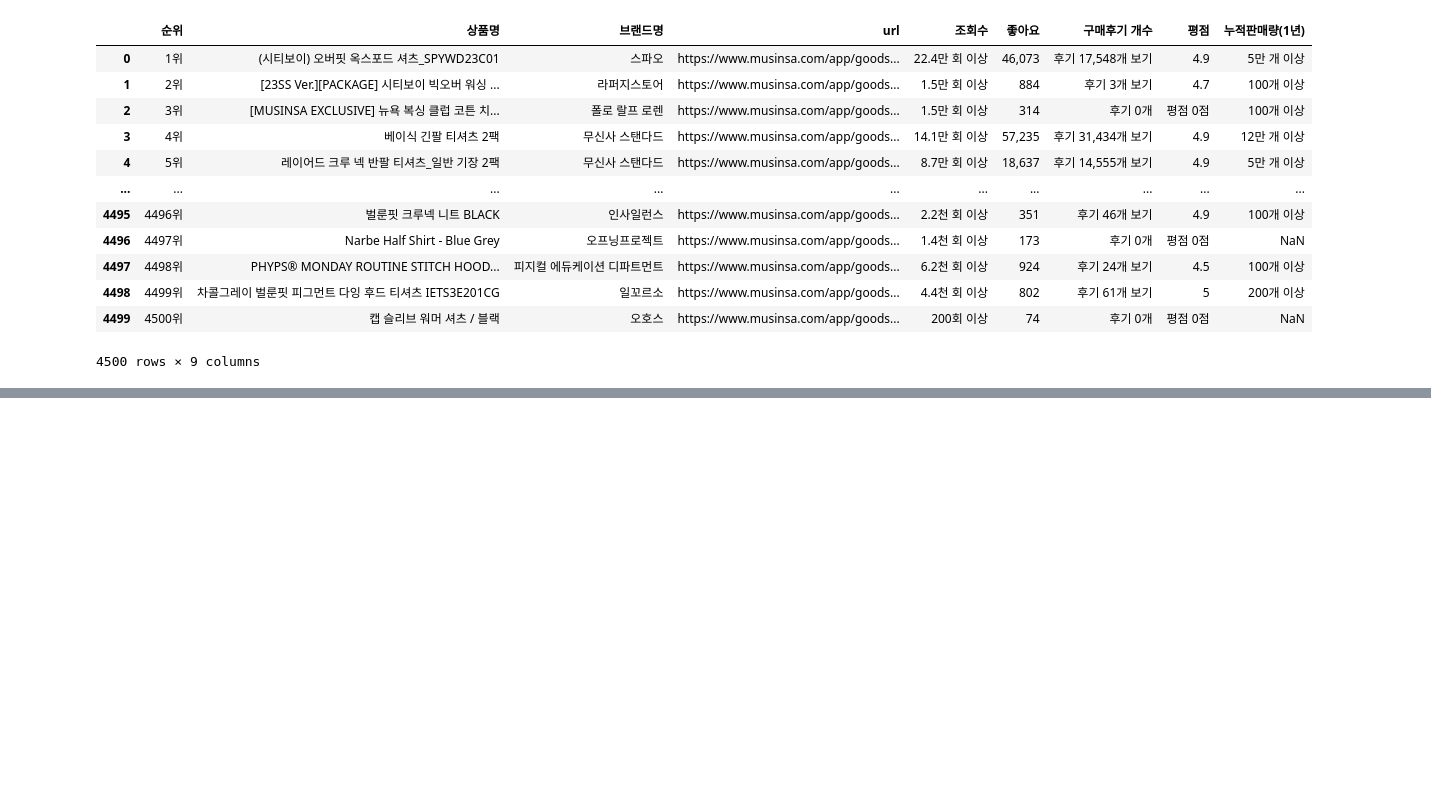
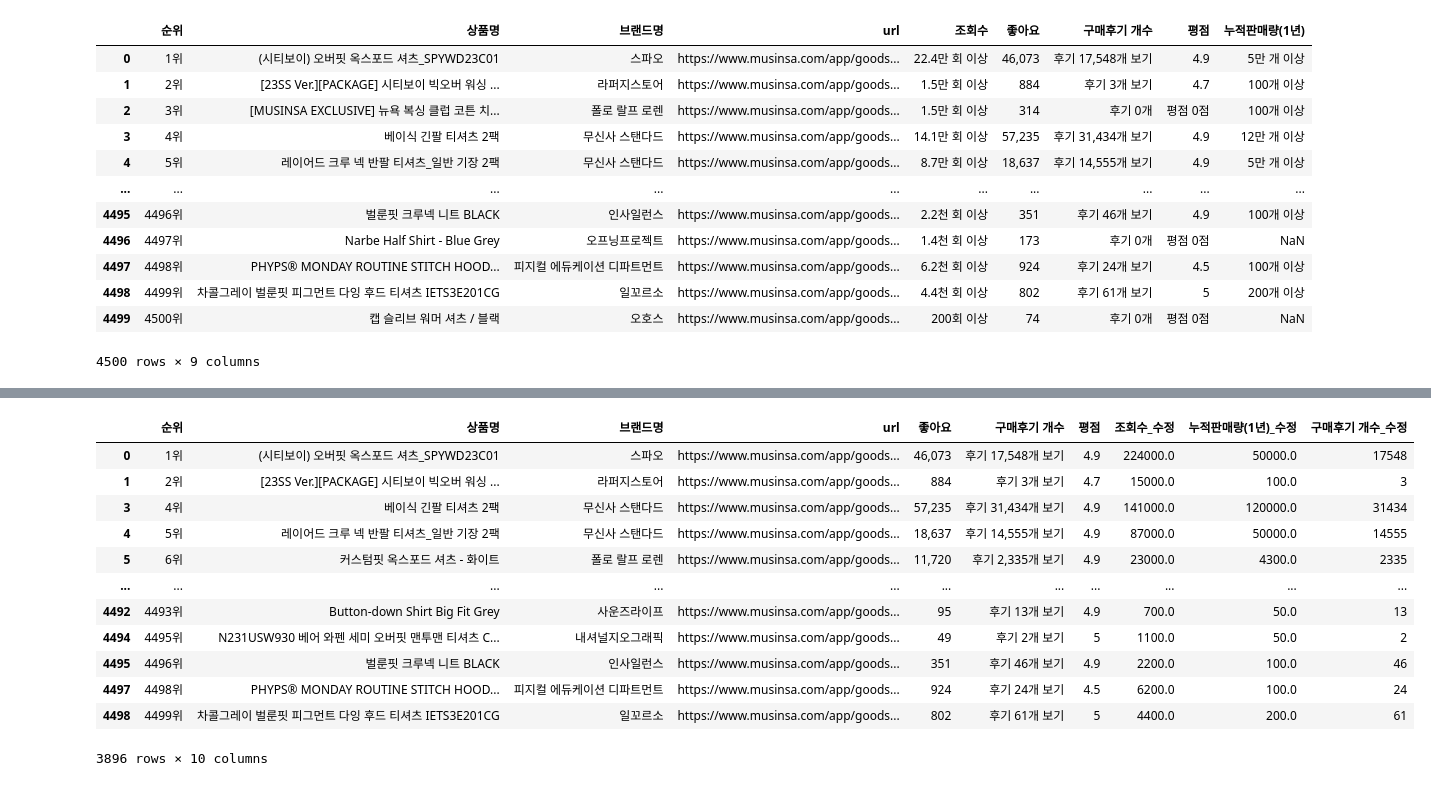
Before and after one commit to yeonseocho/Musinsa_23ss_Data, a Jupyter notebook: Musinsa_top_data.ipynb, the cells around one changed output, grey strips where cells are left out. Drawn from its saved outputs; the diff is of its cells as text; code cells hidden in the pictures; blank space fills up the shorter version.

```diff
--- a/Musinsa_top_data.ipynb
+++ b/Musinsa_top_data.ipynb
@@ -90,0 +191,17 @@ merged_df.to_csv('Musinsa data_merged_file_final.csv', index=False)
+# %%
+merged_df = merged_df.loc[merged_df['상품명'] != '0']
+merged_df
+# %% [output]
+|  | 순위 | 상품명 | 브랜드명 | url | 좋아요 | 구매후기 개수 | 평점 | 조회수_수정 | 누적판매량(1년)_수정 | 구매후기 개수_수정 |
+| 0 | 1위 | (시티보이) 오버핏 옥스포드 셔츠_SPYWD23C01 | 스파오 | https://www.musinsa.com/app/goods... | 46,073 | 후기 17,548개 보기 | 4.9 | 224000.0 | 50000.0 | 17548 |
+| 1 | 2위 | [23SS Ver.][PACKAGE] 시티보이 빅오버 워싱 ... | 라퍼지스토어 | https://www.musinsa.com/app/goods... | 884 | 후기 3개 보기 | 4.7 | 15000.0 | 100.0 | 3 |
+| 3 | 4위 | 베이식 긴팔 티셔츠 2팩 | 무신사 스탠다드 | https://www.musinsa.com/app/goods... | 57,235 | 후기 31,434개 보기 | 4.9 | 141000.0 | 120000.0 | 31434 |
+| 4 | 5위 | 레이어드 크루 넥 반팔 티셔츠_일반 기장 2팩 | 무신사 스탠다드 | https://www.musinsa.com/app/goods... | 18,637 | 후기 14,555개 보기 | 4.9 | 87000.0 | 50000.0 | 14555 |
+| 5 | 6위 | 커스텀핏 옥스포드 셔츠 - 화이트 | 폴로 랄프 로렌 | https://www.musinsa.com/app/goods... | 11,720 | 후기 2,335개 보기 | 4.9 | 23000.0 | 4300.0 | 2335 |
+| ... | ... | ... | ... | ... | ... | ... | ... | ... | ... | ... |
+| 4492 | 4493위 | Button-down Shirt Big Fit Grey | 사운즈라이프 | https://www.musinsa.com/app/goods... | 95 | 후기 13개 보기 | 4.9 | 700.0 | 50.0 | 13 |
+| 4494 | 4495위 | N231USW930 베어 와펜 세미 오버핏 맨투맨 티셔츠 C... | 내셔널지오그래픽 | https://www.musinsa.com/app/goods... | 49 | 후기 2개 보기 | 5 | 1100.0 | 50.0 | 2 |
+| 4495 | 4496위 | 벌룬핏 크루넥 니트 BLACK | 인사일런스 | https://www.musinsa.com/app/goods... | 351 | 후기 46개 보기 | 4.9 | 2200.0 | 100.0 | 46 |
+| 4497 | 4498위 | PHYPS® MONDAY ROUTINE STITCH HOOD... | 피지컬 에듀케이션 디파트먼트 | https://www.musinsa.com/app/goods... | 924 | 후기 24개 보기 | 4.5 | 6200.0 | 100.0 | 24 |
+| 4498 | 4499위 | 차콜그레이 벌룬핏 피그먼트 다잉 후드 티셔츠 IETS3E201CG | 일꼬르소 | https://www.musinsa.com/app/goods... | 802 | 후기 61개 보기 | 5 | 4400.0 | 200.0 | 61 |
+3896 rows × 10 columns
```
Also changed, not shown: parts of 11 cells of this notebook, 1 other file.
